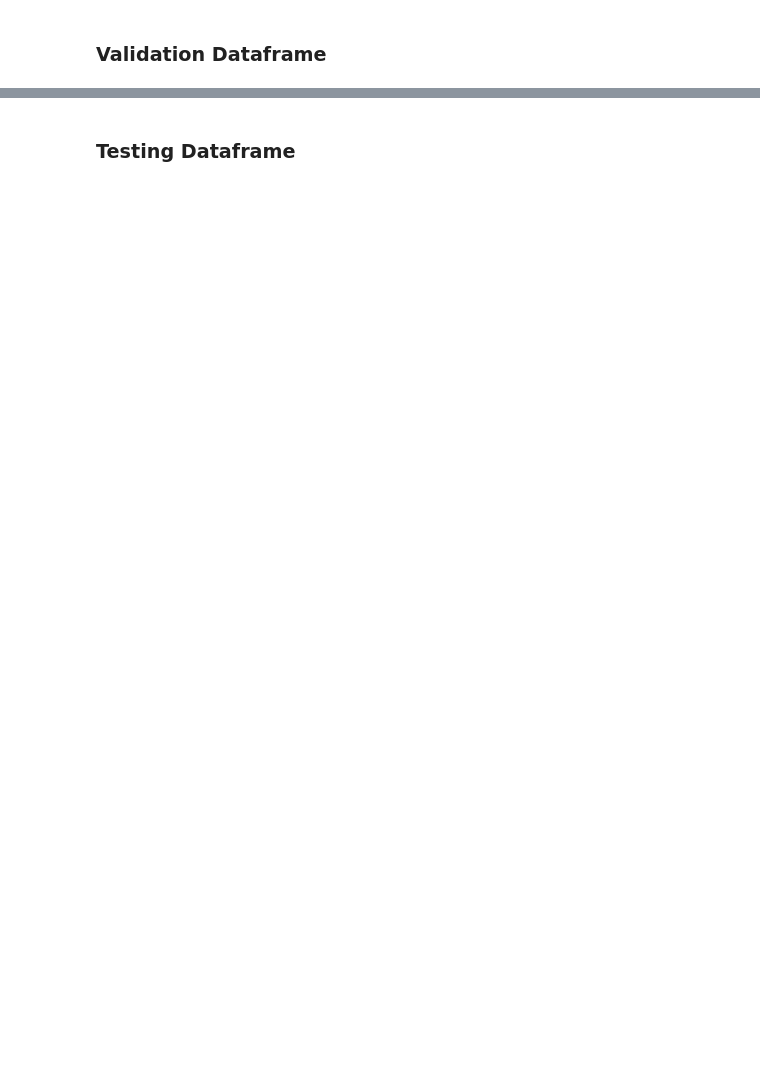
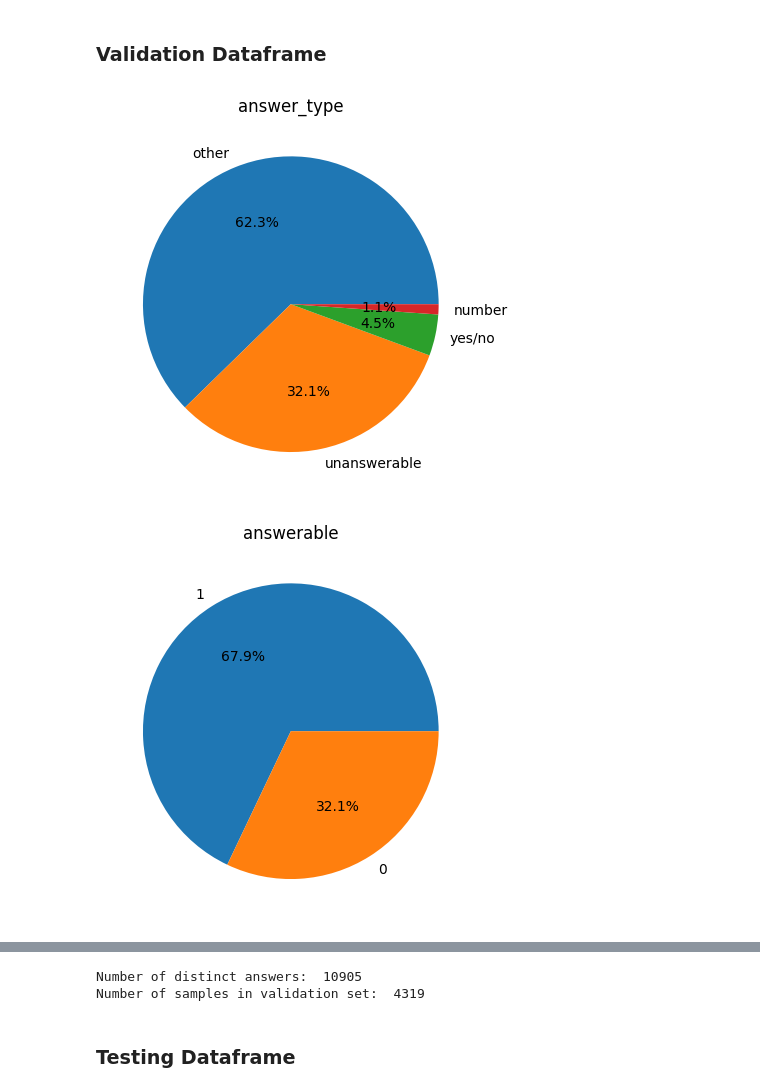
Before and after one commit to yousefkotp/Visual-Question-Answering, a Jupyter notebook: notebook.ipynb, the cells around one changed output, grey strips where cells are left out. Drawn from its saved outputs; the diff is of its cells as text; code cells hidden in the pictures; blank space fills up the shorter version.

```diff
--- a/notebook.ipynb
+++ b/notebook.ipynb
@@ -187,0 +157,6 @@ ANSWER_SPACE = get_number_of_distinct_answers(train_df)
+# %%
+train_df = read_dataframe(ANNOTATIONS_TRAIN_PATH)
+validation_df = read_dataframe(ANNOTATIONS_VAL_PATH)
+train_df, test_df = split_train_test(train_df, test_size=0.05)
+ANSWER_SPACE = get_number_of_distinct_answers(train_df)
+print("Number of distinct answers: ", ANSWER_SPACE)
@@ -197,0 +182,7 @@ explore_dataframe(val_df)
+# %%
+explore_dataframe(validation_df)
+print("Number of distinct answers: ", get_number_of_distinct_answers(validation_df))
+print("Number of samples in validation set: ", len(validation_df))
+# %% [output]
+[figure, added]
+[figure, added]
@@ -198,2 +191,4 @@ explore_dataframe(val_df)
+Number of distinct answers:  10905
+Number of samples in validation set:  4319
 # %% [markdown]
 ### Testing Dataframe
```
Also changed, not shown: parts of 12 cells of this notebook.
